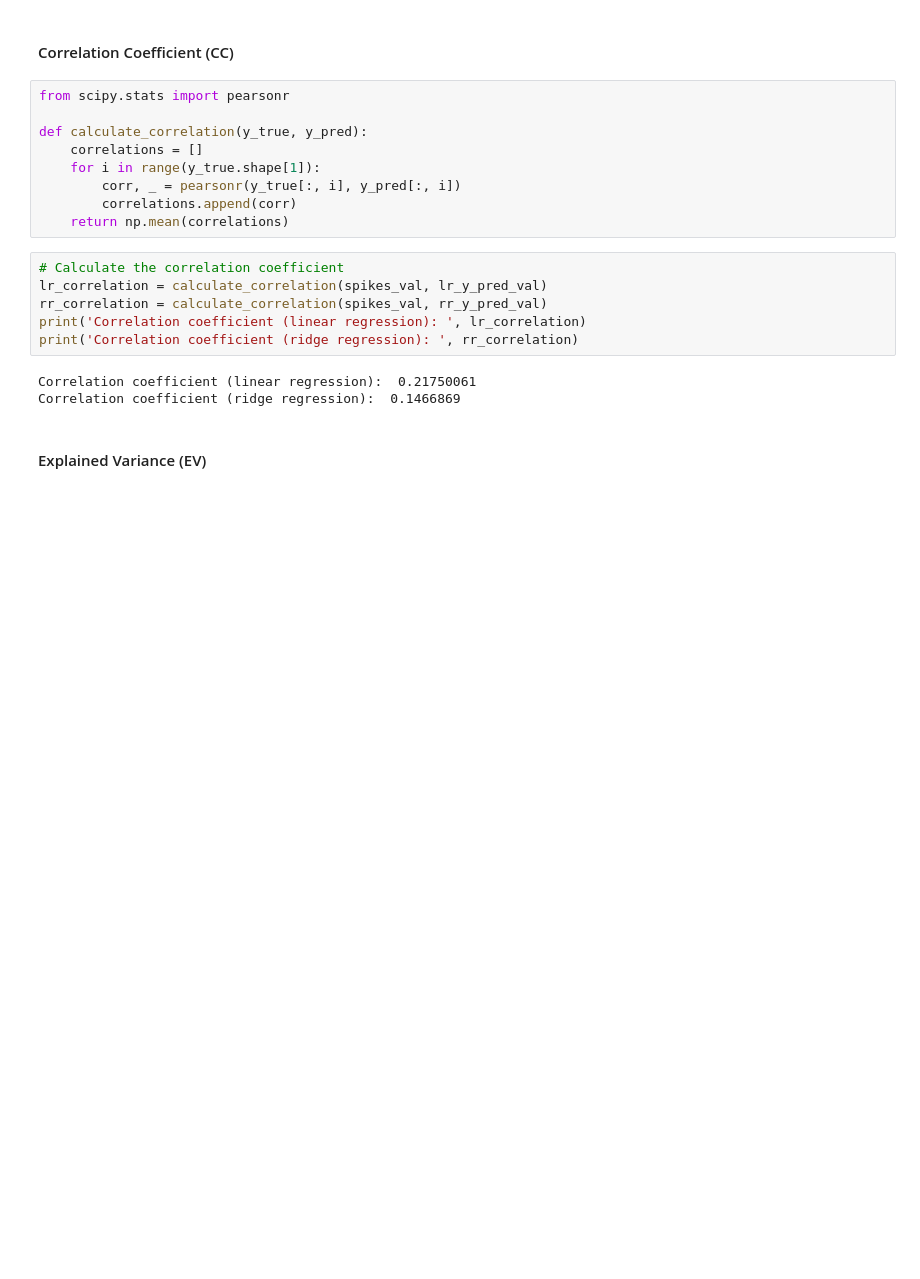
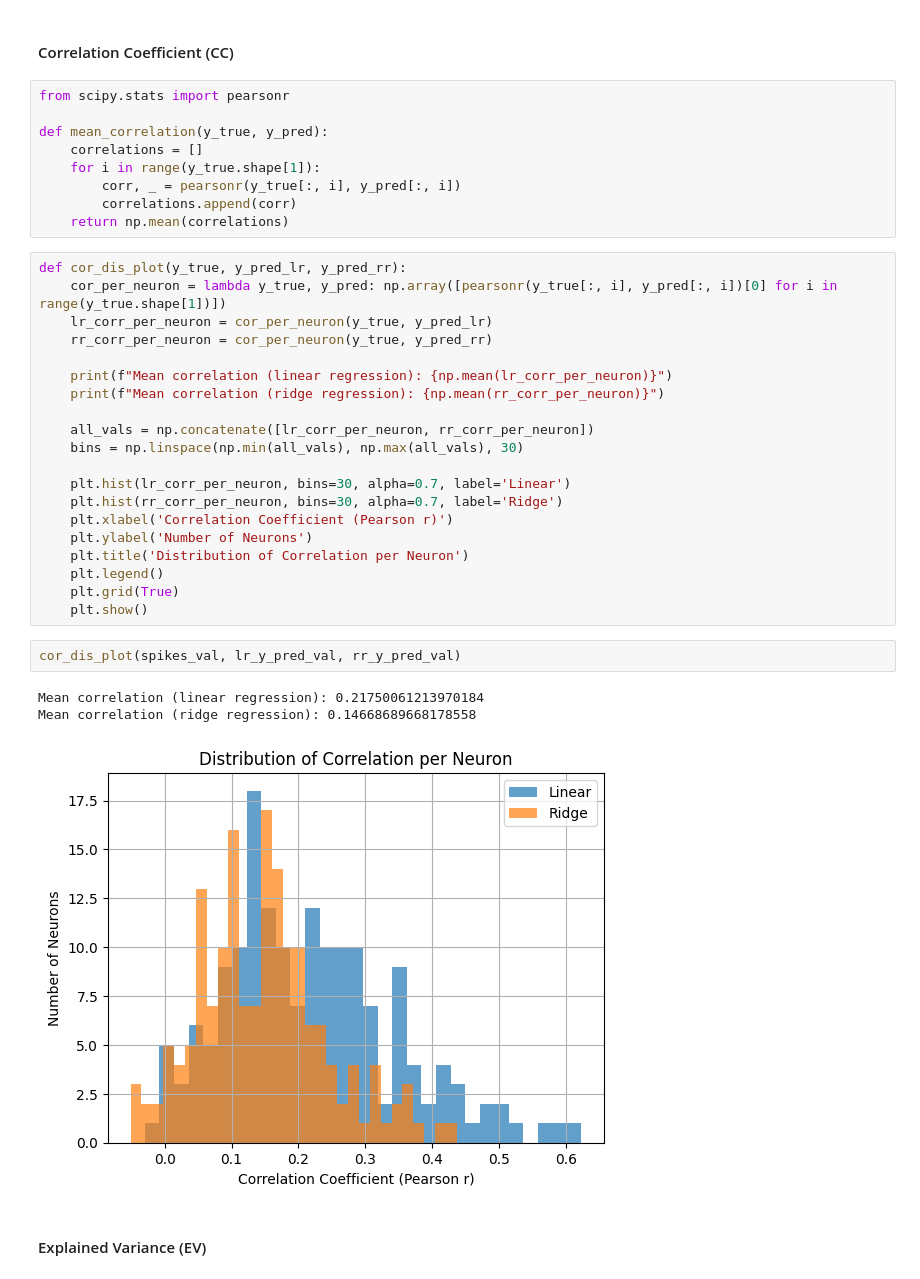
Before and after one commit to nivedya-nambiar/NX-414_groupSRN, a Jupyter notebook: Week 6/week6.ipynb, the cells around one changed output. Saved outputs shown, nothing was run; the diff lists cells and outputs as text; blank space fills up the shorter version.

Commit message:
update corr and ev plotting function

```diff
--- a/Week 6/week6.ipynb
+++ b/Week 6/week6.ipynb
@@ -244,21 +209,38 @@ Mean squared error (ridge regression):  0.2851778268814087
 # %%
 from scipy.stats import pearsonr
 
-def calculate_correlation(y_true, y_pred):
+def mean_correlation(y_true, y_pred):
     correlations = []
     for i in range(y_true.shape[1]):
         corr, _ = pearsonr(y_true[:, i], y_pred[:, i])
         correlations.append(corr)
     return np.mean(correlations)
-# %%
-# Calculate the correlation coefficient
-lr_correlation = calculate_correlation(spikes_val, lr_y_pred_val)
-rr_correlation = calculate_correlation(spikes_val, rr_y_pred_val)
-print('Correlation coefficient (linear regression): ', lr_correlation)
-print('Correlation coefficient (ridge regression): ', rr_correlation)
-# %% [output]
-Correlation coefficient (linear regression):  0.21750061
-Correlation coefficient (ridge regression):  0.1466869
+# %%
+def cor_dis_plot(y_true, y_pred_lr, y_pred_rr):
+    cor_per_neuron = lambda y_true, y_pred: np.array([pearsonr(y_true[:, i], y_pred[:, i])[0] for i in range(y_true.shape[1])])
+    lr_corr_per_neuron = cor_per_neuron(y_true, y_pred_lr)
+    rr_corr_per_neuron = cor_per_neuron(y_true, y_pred_rr)
+
+    print(f"Mean correlation (linear regression): {np.mean(lr_corr_per_neuron)}")
+    print(f"Mean correlation (ridge regression): {np.mean(rr_corr_per_neuron)}")
+
+    all_vals = np.concatenate([lr_corr_per_neuron, rr_corr_per_neuron])
+    bins = np.linspace(np.min(all_vals), np.max(all_vals), 30)
+
+    plt.hist(lr_corr_per_neuron, bins=30, alpha=0.7, label='Linear')
+    plt.hist(rr_corr_per_neuron, bins=30, alpha=0.7, label='Ridge')
+    plt.xlabel('Correlation Coefficient (Pearson r)')
+    plt.ylabel('Number of Neurons')
+    plt.title('Distribution of Correlation per Neuron')
+    plt.legend()
+    plt.grid(True)
+    plt.show()
+# %%
+cor_dis_plot(spikes_val, lr_y_pred_val, rr_y_pred_val)
+# %% [output]
+Mean correlation (linear regression): 0.21750061213970184
+Mean correlation (ridge regression): 0.14668689668178558
+[figure, added]
 # %% [markdown]
 #### Explained Variance (EV)
 # %%
```
Also changed, not shown: parts of 32 cells of this notebook.
